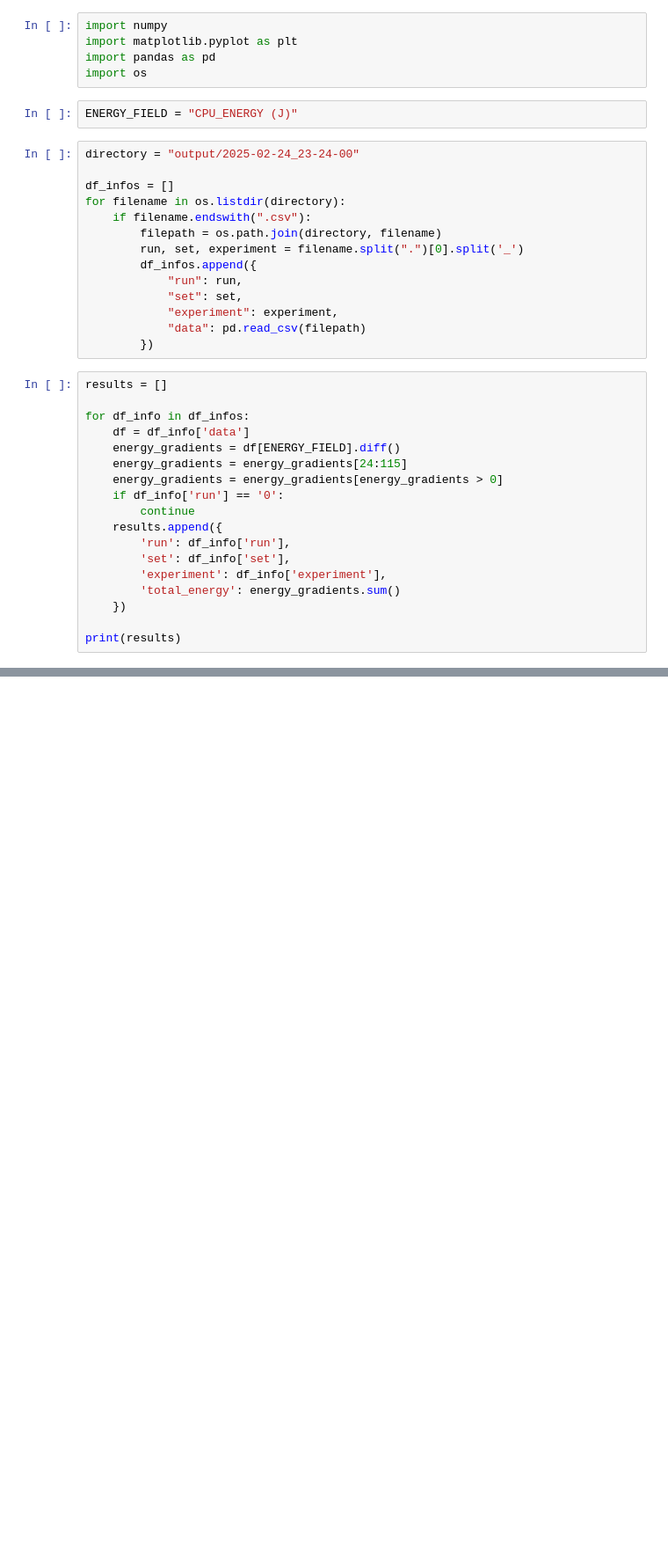
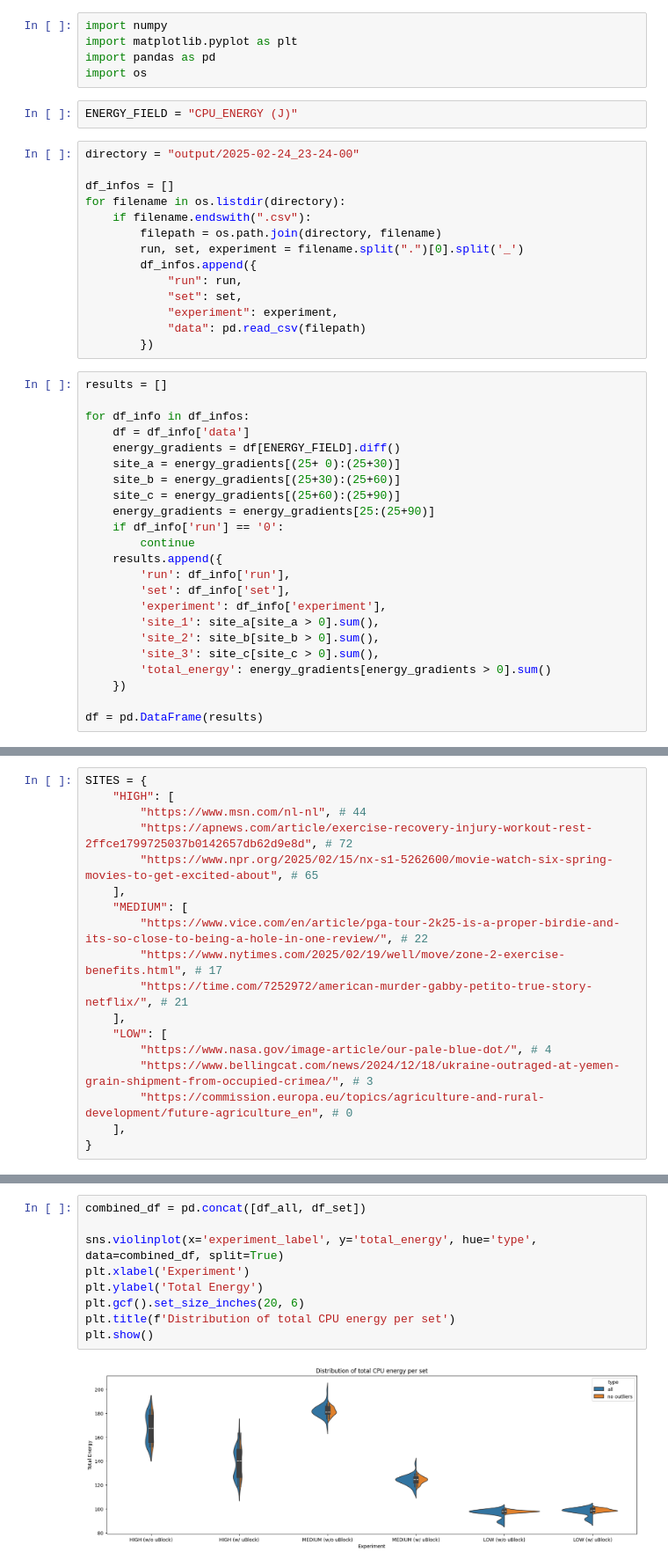
Before and after one commit to JortvD/cs4575-g5, a Jupyter notebook: data_analysis.ipynb, the cells around one changed output, grey strips where cells are left out. Shown at 88% size. Cells and saved outputs as stored; diff of their text form; blank space fills up the shorter version.

Commit message:
Complete data analysis

```diff
--- a/data_analysis.ipynb
+++ b/data_analysis.ipynb
@@ -25,15 +25,20 @@ results = []
 for df_info in df_infos:
     df = df_info['data']
     energy_gradients = df[ENERGY_FIELD].diff()
-    energy_gradients = energy_gradients[24:115]
-    energy_gradients = energy_gradients[energy_gradients > 0]
+    site_a = energy_gradients[(25+ 0):(25+30)]
+    site_b = energy_gradients[(25+30):(25+60)]
+    site_c = energy_gradients[(25+60):(25+90)]
+    energy_gradients = energy_gradients[25:(25+90)]
     if df_info['run'] == '0':
         continue
     results.append({
         'run': df_info['run'],
         'set': df_info['set'],
         'experiment': df_info['experiment'],
-        'total_energy': energy_gradients.sum()
+        'site_1': site_a[site_a > 0].sum(),
+        'site_2': site_b[site_b > 0].sum(),
+        'site_3': site_c[site_c > 0].sum(),
+        'total_energy': energy_gradients[energy_gradients > 0].sum()
     })
 
-print(results)
+df = pd.DataFrame(results)
@@ -44,2 +45,20 @@ df = pd.DataFrame(results)
+# %%
+SITES = {
+	"HIGH": [
+		"https://www.msn.com/nl-nl", # 44
+		"https://apnews.com/article/exercise-recovery-injury-workout-rest-2ffce1799725037b0142657db62d9e8d", # 72
+		"https://www.npr.org/2025/02/15/nx-s1-5262600/movie-watch-six-spring-movies-to-get-excited-about", # 65
+	],
+	"MEDIUM": [
+		"https://www.vice.com/en/article/pga-tour-2k25-is-a-proper-birdie-and-its-so-close-to-being-a-hole-in-one-review/", # 22
+		"https://www.nytimes.com/2025/02/19/well/move/zone-2-exercise-benefits.html", # 17
+		"https://time.com/7252972/american-murder-gabby-petito-true-story-netflix/", # 21
+	],
+	"LOW": [
+		"https://www.nasa.gov/image-article/our-pale-blue-dot/", # 4
+		"https://www.bellingcat.com/news/2024/12/18/ukraine-outraged-at-yemen-grain-shipment-from-occupied-crimea/", # 3
+		"https://commission.europa.eu/topics/agriculture-and-rural-development/future-agriculture_en", # 0
+	],
+}
 # %%
 import seaborn as sns
@@ -112,0 +100,11 @@ Sample looks Gaussian (fail to reject H0)
+# %%
+combined_df = pd.concat([df_all, df_set])
+
+sns.violinplot(x='experiment_label', y='total_energy', hue='type', data=combined_df, split=True)
+plt.xlabel('Experiment')
+plt.ylabel('Total Energy')
+plt.gcf().set_size_inches(20, 6)
+plt.title(f'Distribution of total CPU energy per set')
+plt.show()
+# %% [output]
+[figure, added]
```
Also changed, not shown: parts of 8 cells of this notebook, 4 other files.
